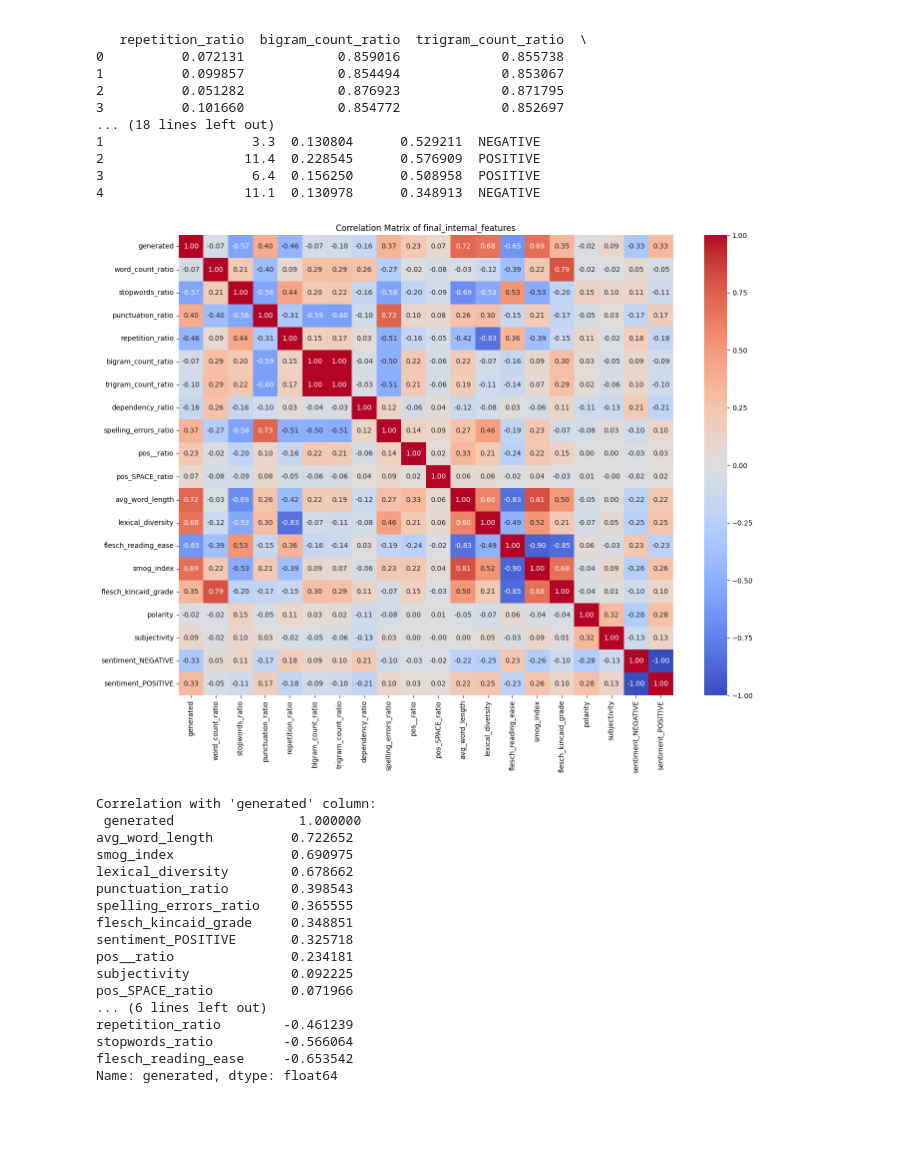
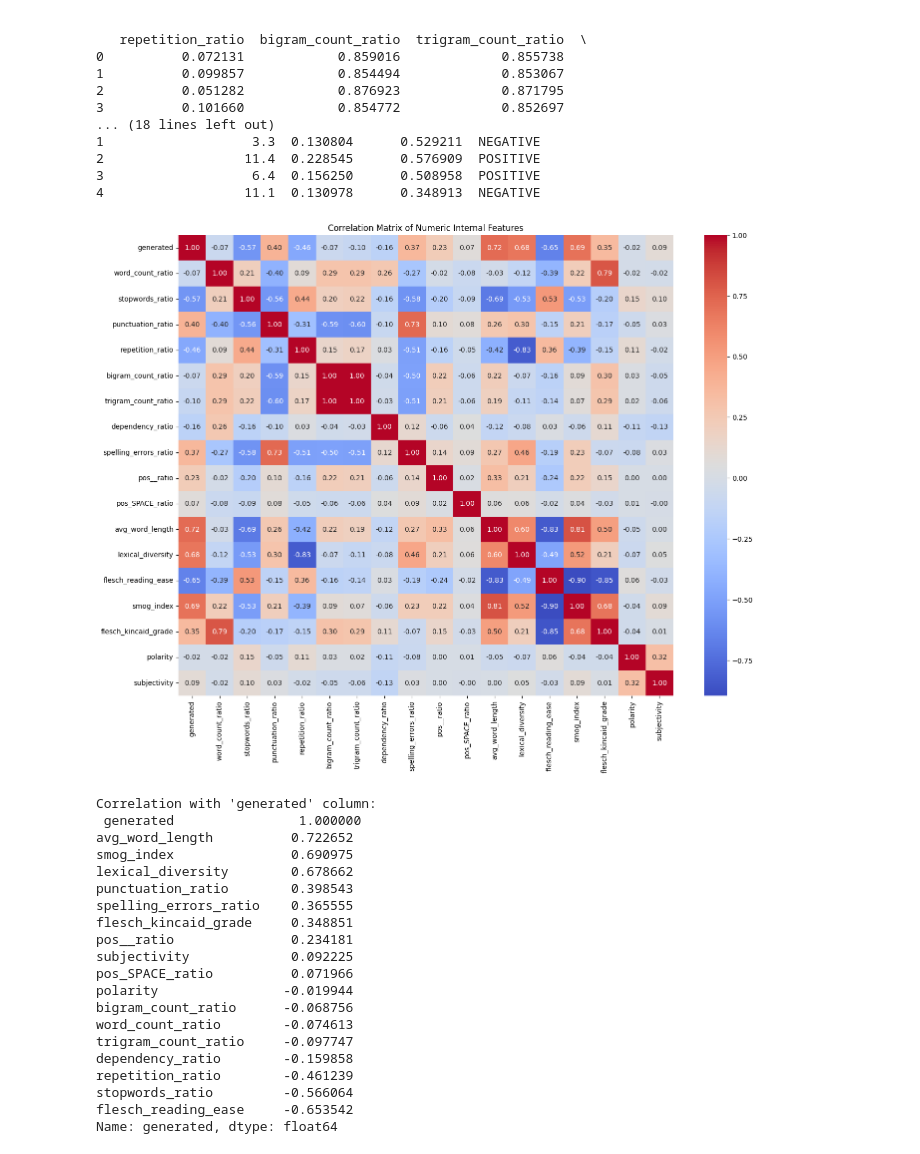
Before and after one commit to yukaberry/detect_ai_content, a Jupyter notebook: notebooks/texts/lina_text_internal_features_evaluation.ipynb, the cells around one changed output. Saved outputs shown, nothing was run; the diff lists cells and outputs as text; code cells hidden in the pictures; blank space fills up the shorter version.

```diff
--- a/notebooks/texts/lina_text_internal_features_evaluation.ipynb
+++ b/notebooks/texts/lina_text_internal_features_evaluation.ipynb
@@ -78,15 +78,18 @@ print(final_internal_features.head())
 3                   6.4  0.156250      0.508958  POSITIVE
 4                  11.1  0.130978      0.348913  NEGATIVE
 # %%
-correlation_matrix = final_internal_features.corr()
+import numpy as np
+# Filter only numeric columns for correlation matrix calculation
+numeric_features = final_internal_features.select_dtypes(include=[np.number])
 
-# Plot the correlation matrix
+# Calculate and plot the correlation matrix for numeric features only
+correlation_matrix = numeric_features.corr()
 plt.figure(figsize=(16, 12))
 sns.heatmap(correlation_matrix, annot=True, fmt=".2f", cmap="coolwarm", cbar=True)
-plt.title("Correlation Matrix of final_internal_features")
+plt.title("Correlation Matrix of Numeric Internal Features")
 plt.show()
 # %% [output]
-[figure, old version]
+[figure, new version]
 # %%
 # Display the correlation of all features with 'generated'
 correlation_internal= correlation_matrix['generated'].sort_values(ascending=False)
@@ -100,11 +103,14 @@ lexical_diversity        0.678662
 punctuation_ratio        0.398543
 spelling_errors_ratio    0.365555
 flesch_kincaid_grade     0.348851
-sentiment_POSITIVE       0.325718
 pos__ratio               0.234181
 subjectivity             0.092225
 pos_SPACE_ratio          0.071966
-... (6 lines left out)
+polarity                -0.019944
+bigram_count_ratio      -0.068756
+word_count_ratio        -0.074613
+trigram_count_ratio     -0.097747
+dependency_ratio        -0.159858
 repetition_ratio        -0.461239
 stopwords_ratio         -0.566064
 flesch_reading_ease     -0.653542
```
Also changed, not shown: parts of 3 cells of this notebook.
